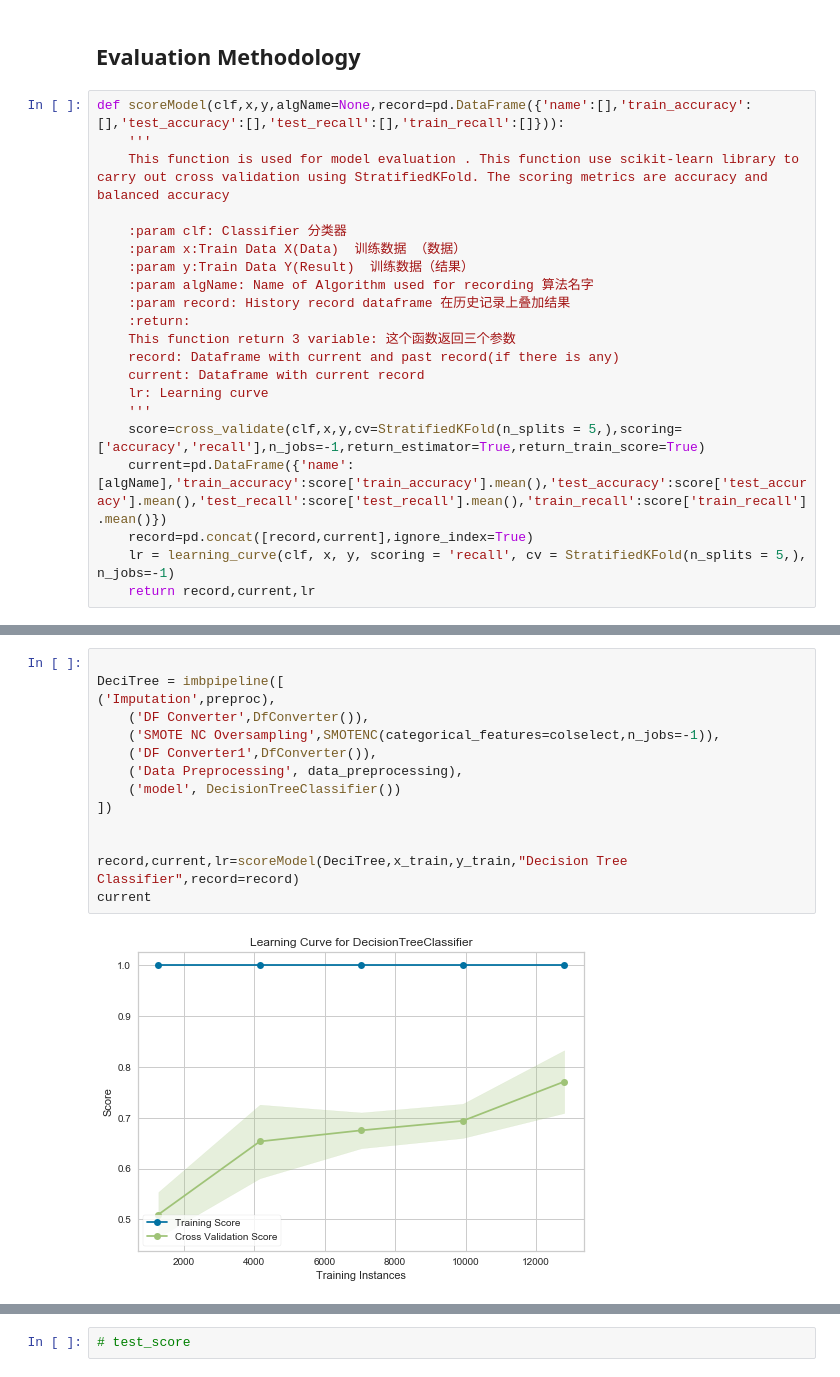
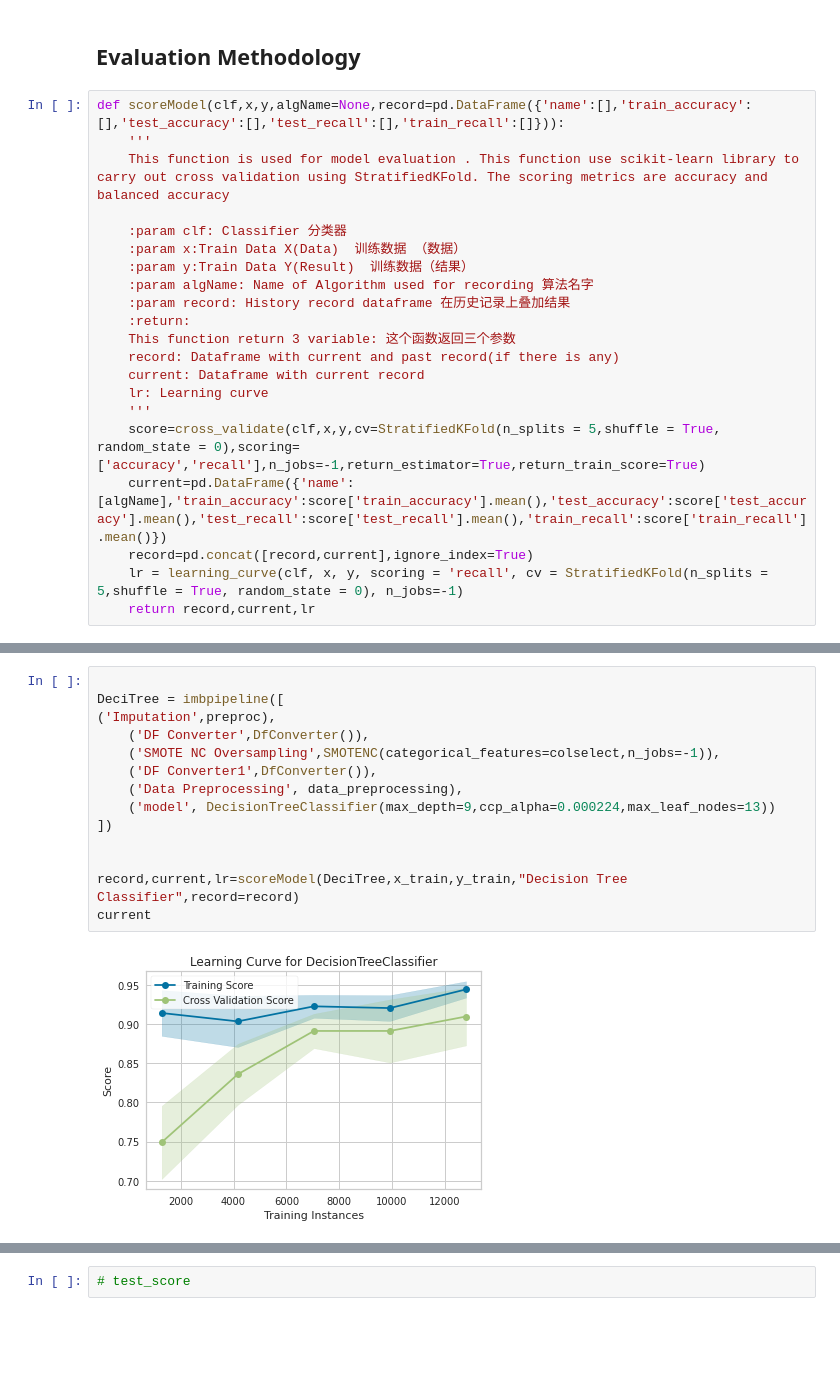
Before and after one commit to zhuofan-16/Machine_Failure_Prediction, a Jupyter notebook: Machine_Classification.ipynb, the cells around one changed output, grey strips where cells are left out. Drawn from its saved outputs; the diff is of its cells as text; blank space fills up the shorter version.

```diff
--- a/Machine_Classification.ipynb
+++ b/Machine_Classification.ipynb
@@ -473,10 +482,10 @@ def scoreModel(clf,x,y,algName=None,record=pd.DataFrame({'name':[],'train_accura
     current: Dataframe with current record
     lr: Learning curve
     '''
-    score=cross_validate(clf,x,y,cv=StratifiedKFold(n_splits = 5,),scoring=['accuracy','recall'],n_jobs=-1,return_estimator=True,return_train_score=True)
+    score=cross_validate(clf,x,y,cv=StratifiedKFold(n_splits = 5,shuffle = True, random_state = 0),scoring=['accuracy','recall'],n_jobs=-1,return_estimator=True,return_train_score=True)
     current=pd.DataFrame({'name':[algName],'train_accuracy':score['train_accuracy'].mean(),'test_accuracy':score['test_accuracy'].mean(),'test_recall':score['test_recall'].mean(),'train_recall':score['train_recall'].mean()})
     record=pd.concat([record,current],ignore_index=True)
-    lr = learning_curve(clf, x, y, scoring = 'recall', cv = StratifiedKFold(n_splits = 5,), n_jobs=-1)
+    lr = learning_curve(clf, x, y, scoring = 'recall', cv = StratifiedKFold(n_splits = 5,shuffle = True, random_state = 0), n_jobs=-1)
     return record,current,lr
 # %%
 
@@ -495,17 +508,17 @@ current
 # %%
 
 DeciTree = imbpipeline([
 ('Imputation',preproc),
     ('DF Converter',DfConverter()),
     ('SMOTE NC Oversampling',SMOTENC(categorical_features=colselect,n_jobs=-1)),
     ('DF Converter1',DfConverter()),
     ('Data Preprocessing', data_preprocessing),
-    ('model', DecisionTreeClassifier())
+    ('model', DecisionTreeClassifier(max_depth=9,ccp_alpha=0.000224,max_leaf_nodes=13))
 ])
 
 
 record,current,lr=scoreModel(DeciTree,x_train,y_train,"Decision Tree Classifier",record=record)
 current
 # %% [output]
-[figure, old version]
+[figure, new version]
 |  | name | train_accuracy | test_accuracy | test_recall | train_recall |
```
Also changed, not shown: parts of 31 cells of this notebook.
